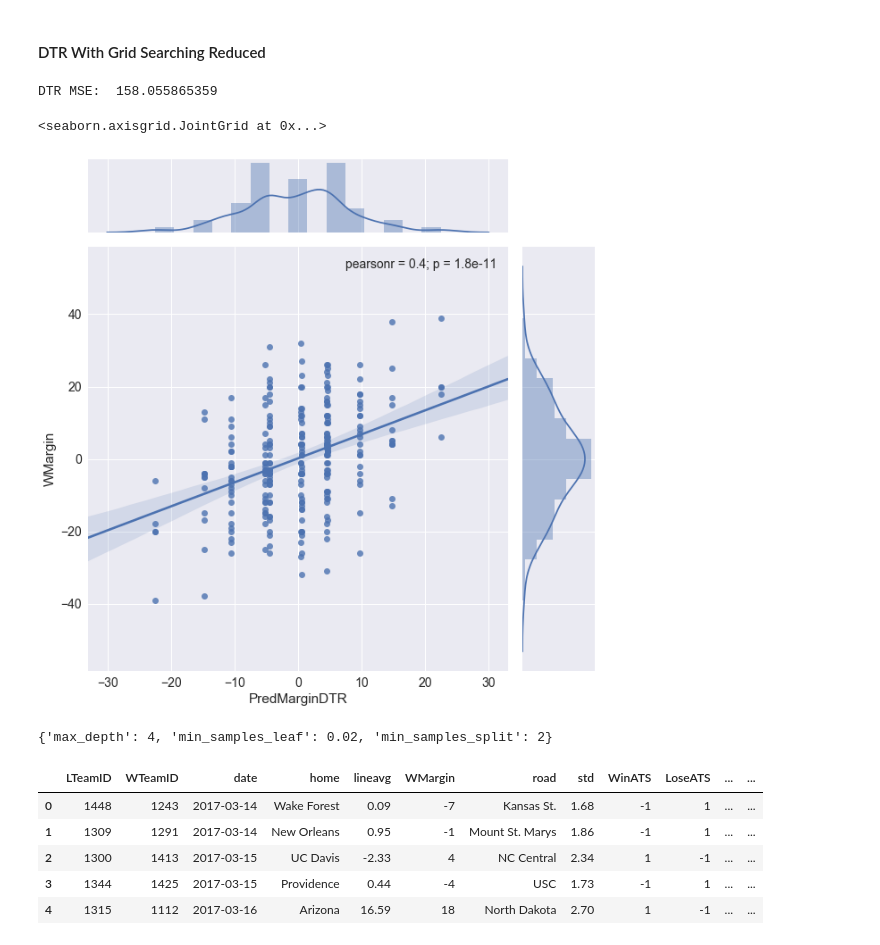
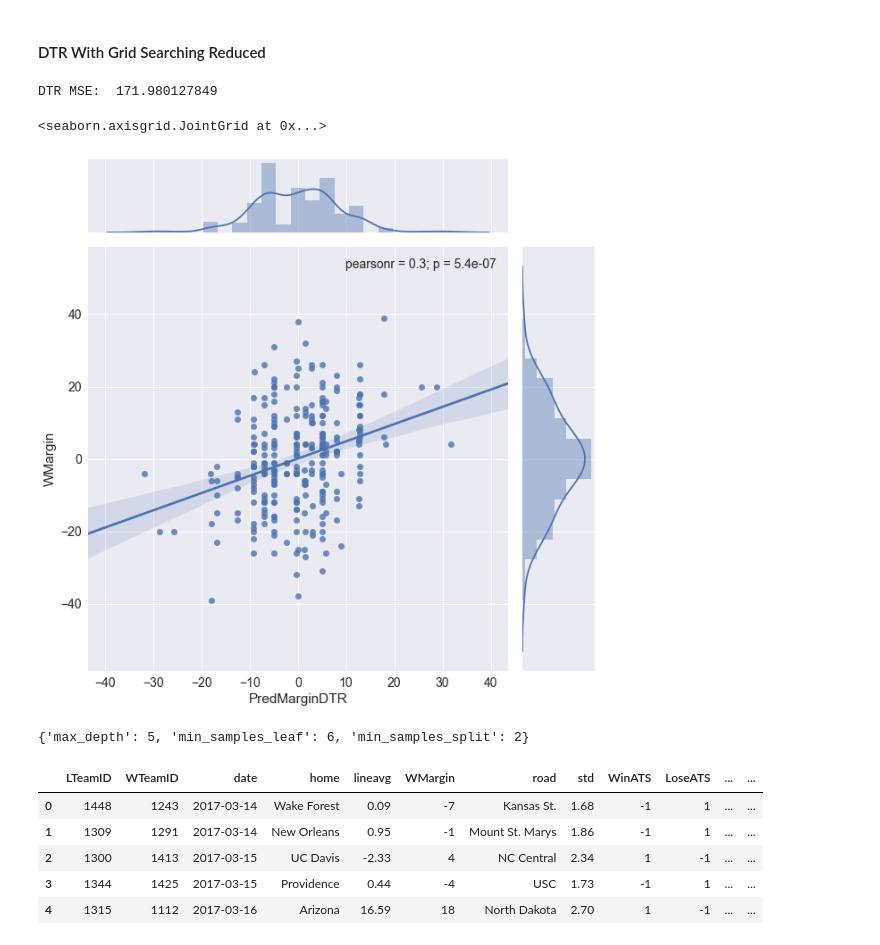
Before and after one commit to victoreram/Springboard-Data-Science, a Jupyter notebook: NCAABBPrediction/MLAdvancedStats.ipynb, the cells around one changed output. Cells and saved outputs as stored; diff of their text form; code cells hidden in the pictures.

```diff
--- a/NCAABBPrediction/MLAdvancedStats.ipynb
+++ b/NCAABBPrediction/MLAdvancedStats.ipynb
@@ -1271,7 +1282,7 @@ LR Feature Importances:
 # %% [markdown]
 #### LSVR with Advanced Stats
 # %%
-svr = LinearSVR(fit_intercept=False)
+svr = LinearSVR(random_state=42018, fit_intercept=False)
 C_s =  np.logspace(start=-2, stop=2, num=5)
 
 parameters = {'C':C_s}
@@ -1336,9 +1347,9 @@ DTR Feature Importances:
 # %% [markdown]
 #### DTR with Advanced Stats and Grid Searching
 # %%
-parameters = {'min_samples_split':np.arange(2,10),
-              'min_samples_leaf':np.arange(0.01,0.08,0.01),
-             'max_depth':np.arange(2,5)}
+parameters = {'min_samples_split':np.arange(2,6),
+              'min_samples_leaf':np.arange(1,6),
+             'max_depth':np.arange(2,6)}
 dtr = DecisionTreeRegressor(random_state=42018)
 reg = GridSearchCV(dtr,
                   parameters,
@@ -1354,4 +1365,5 @@ model_name = 'DTRAlt'
 mses[model_name] = mse
 #print("DTR MSE: ", mse)
 sns.jointplot(data=odds_tourney_alt, x='PredMarginDTR', y='WMargin', kind='reg', size=9)
+plt.savefig(cwd+"\\Documents\\preds_dtr.png")
 # %% [output]
@@ -1367,0 +1373,7 @@ reg.best_params_
+# %%
+dtr.set_params(min_samples_split=reg.best_params_['min_samples_split'],
+              min_samples_leaf=reg.best_params_['min_samples_leaf'],
+              max_depth=reg.best_params_['max_depth'])
+dtr.fit(X_train, y_train)
+print("DTR Feature Importances: \n", dict(zip(feature_cols,dtr.feature_importances_)))
+print("DTR Best Params: ", reg.best_params_)
@@ -1464,7 +1480,7 @@ LR Feature Importances:
 # %% [markdown]
 #### LSVR Reduced
 # %%
-svr = LinearSVR(fit_intercept=False)
+svr = LinearSVR(random_state=42018, fit_intercept=False)
 C_s =  np.logspace(start=-2, stop=2, num=5)
 
 parameters = {'C':C_s}
@@ -1529,30 +1545,30 @@ DTR Feature Importances:
 # %% [markdown]
 #### DTR With Grid Searching Reduced
 # %%
-parameters = {'min_samples_split':np.arange(2,10),
-              'min_samples_leaf':np.arange(0.01,0.08,0.01),
-             'max_depth':np.arange(2,5)}
+parameters = {'min_samples_split':np.arange(2,6),
+              'min_samples_leaf':np.arange(1,7),
+             'max_depth':np.arange(2,6)}
 dtr = DecisionTreeRegressor(random_state=42018)
 reg = GridSearchCV(dtr,
                   parameters,
                   scoring='neg_mean_squared_error')
 
 reg.fit(X_train, y_train)
 y_pred = reg.predict(X_test)
 odds_tourney_red = simulate_betting(odds_tourney_red, y_pred, 'DTR')
 mse = mean_squared_error(y_true, y_pred)
 model_name = 'DTRRed'
 mses[model_name] = mse
 print("DTR MSE: ", mse)
 sns.jointplot(data=odds_tourney_red, x='PredMarginDTR', y='WMargin', kind='reg', size=9)
 # %% [output]
-DTR MSE:  158.055865359
+DTR MSE:  171.980127849
 <seaborn.axisgrid.JointGrid at 0x...>
-[figure, old version]
+[figure, new version]
 # %%
 reg.best_params_
 # %% [output]
-{'max_depth': 4, 'min_samples_leaf': 0.02, 'min_samples_split': 2}
+{'max_depth': 5, 'min_samples_leaf': 6, 'min_samples_split': 2}
 # %%
 odds_tourney_red.head()
 # %% [output]
```
Also changed, not shown: parts of 29 cells of this notebook, 2 other files.
